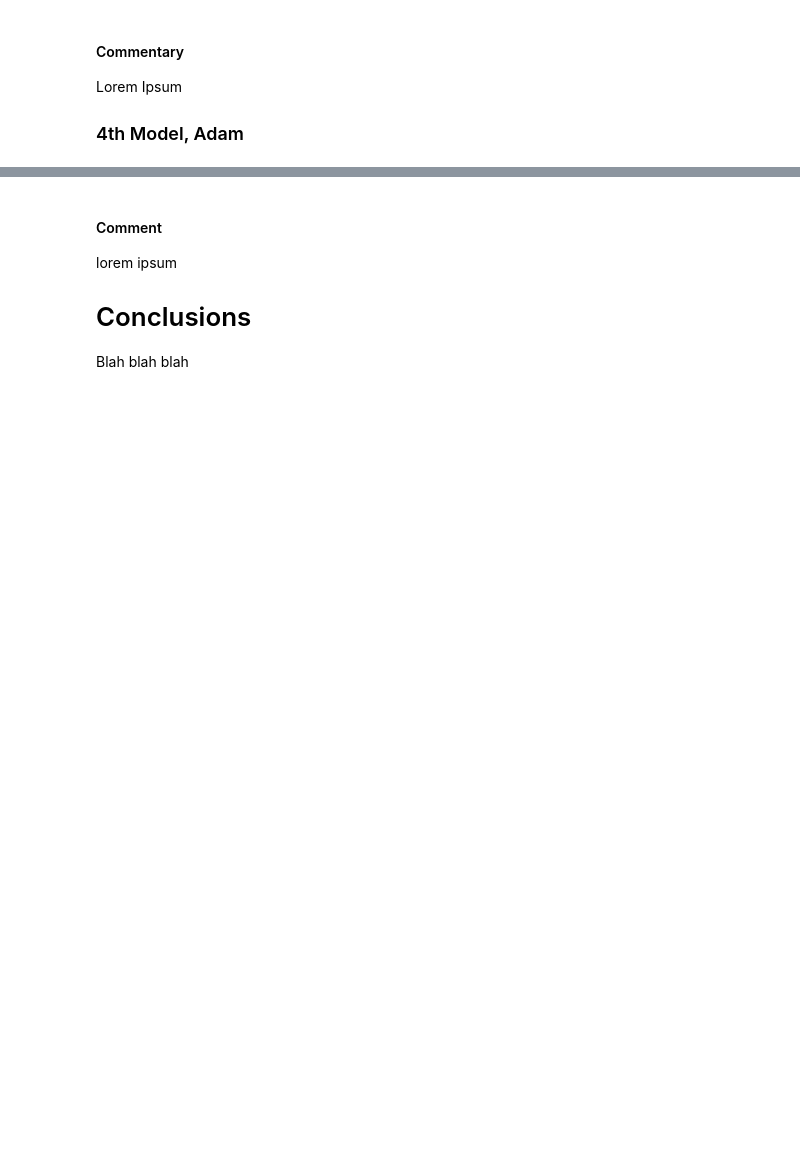
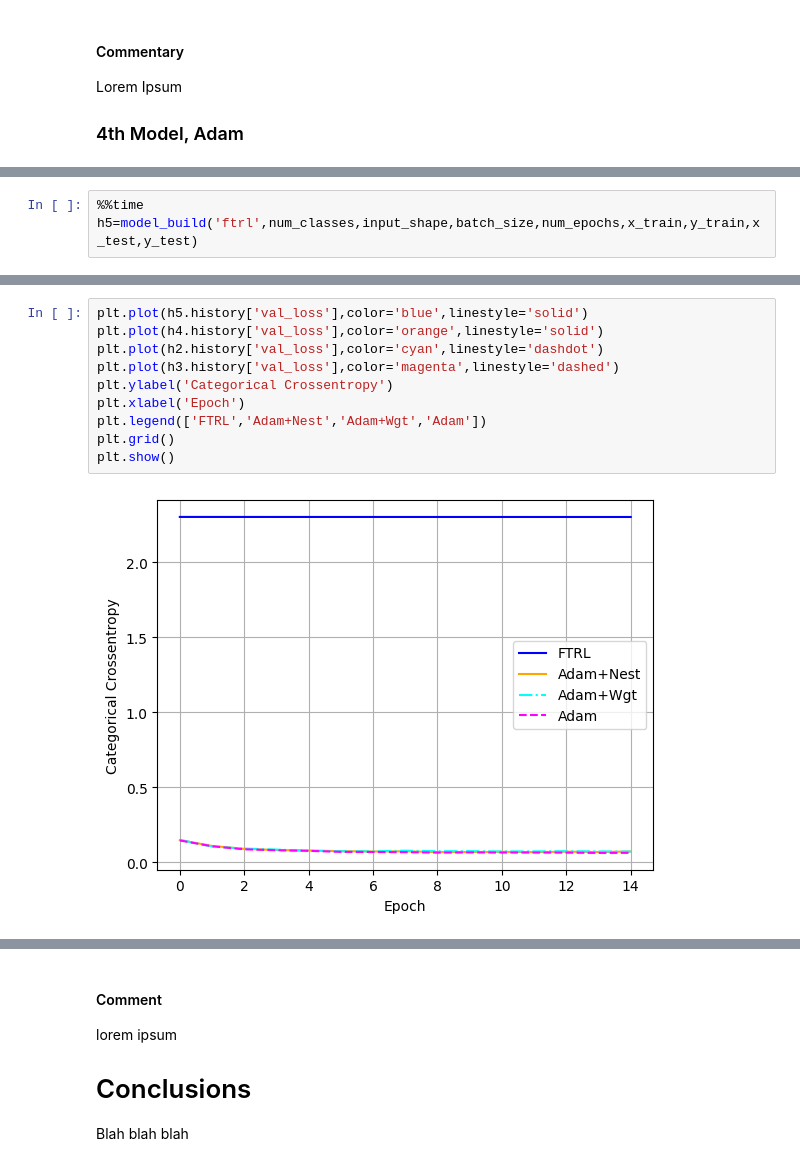
Before and after one commit to chakryaros/IDC6146, a Jupyter notebook: Optimizer_Example_ANN_NEW.ipynb, the cells around one changed output, grey strips where cells are left out. Drawn from its saved outputs; the diff is of its cells as text; blank space fills up the shorter version.

```diff
--- a/Optimizer_Example_ANN_NEW.ipynb
+++ b/Optimizer_Example_ANN_NEW.ipynb
@@ -294,0 +344,3 @@ plt.show()
+# %%
+%%time
+h5=model_build('ftrl',num_classes,input_shape,batch_size,num_epochs,x_train,y_train,x_test,y_test)
@@ -294,0 +365,12 @@ plt.show()
+# %%
+plt.plot(h5.history['val_loss'],color='blue',linestyle='solid')
+plt.plot(h4.history['val_loss'],color='orange',linestyle='solid')
+plt.plot(h2.history['val_loss'],color='cyan',linestyle='dashdot')
+plt.plot(h3.history['val_loss'],color='magenta',linestyle='dashed')
+plt.ylabel('Categorical Crossentropy')
+plt.xlabel('Epoch')
+plt.legend(['FTRL','Adam+Nest','Adam+Wgt','Adam'])
+plt.grid()
+plt.show()
+# %% [output]
+[figure, added]
```
Also changed, not shown: parts of 20 cells of this notebook, 8 other files.
